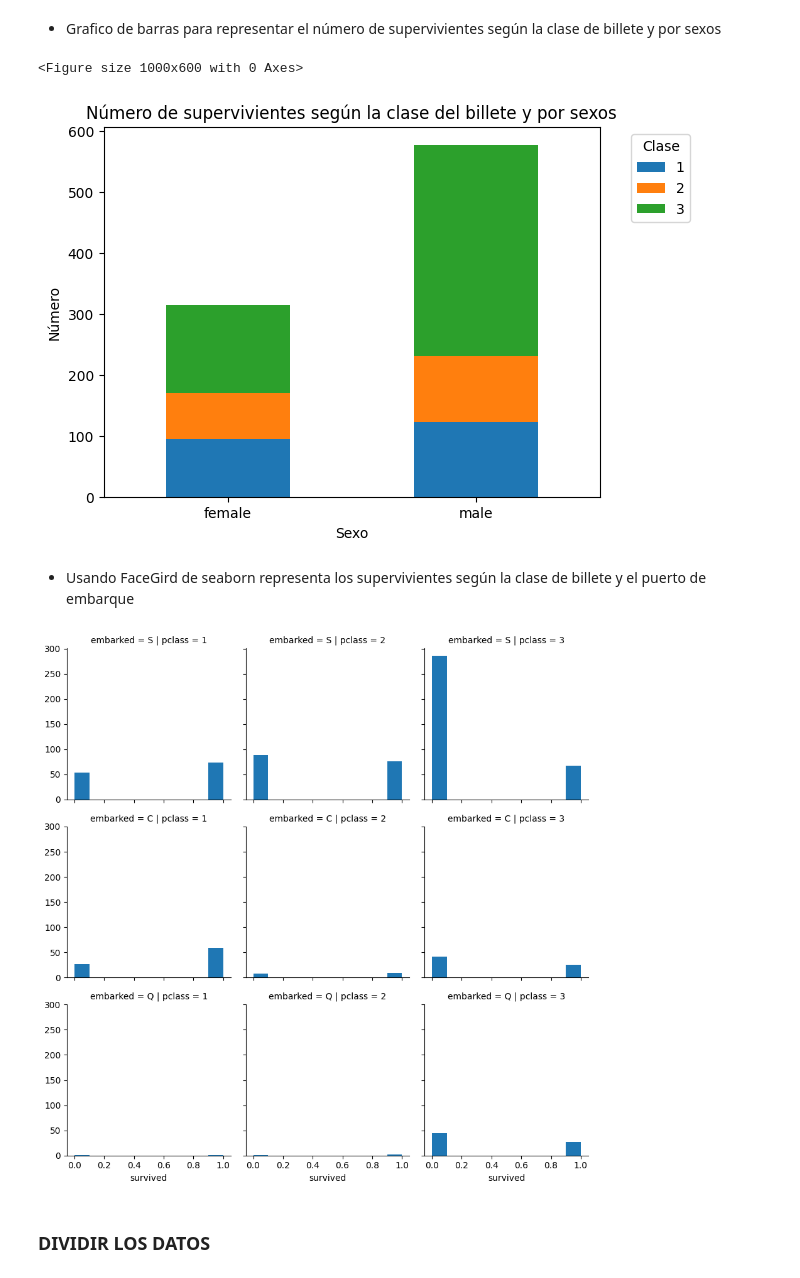
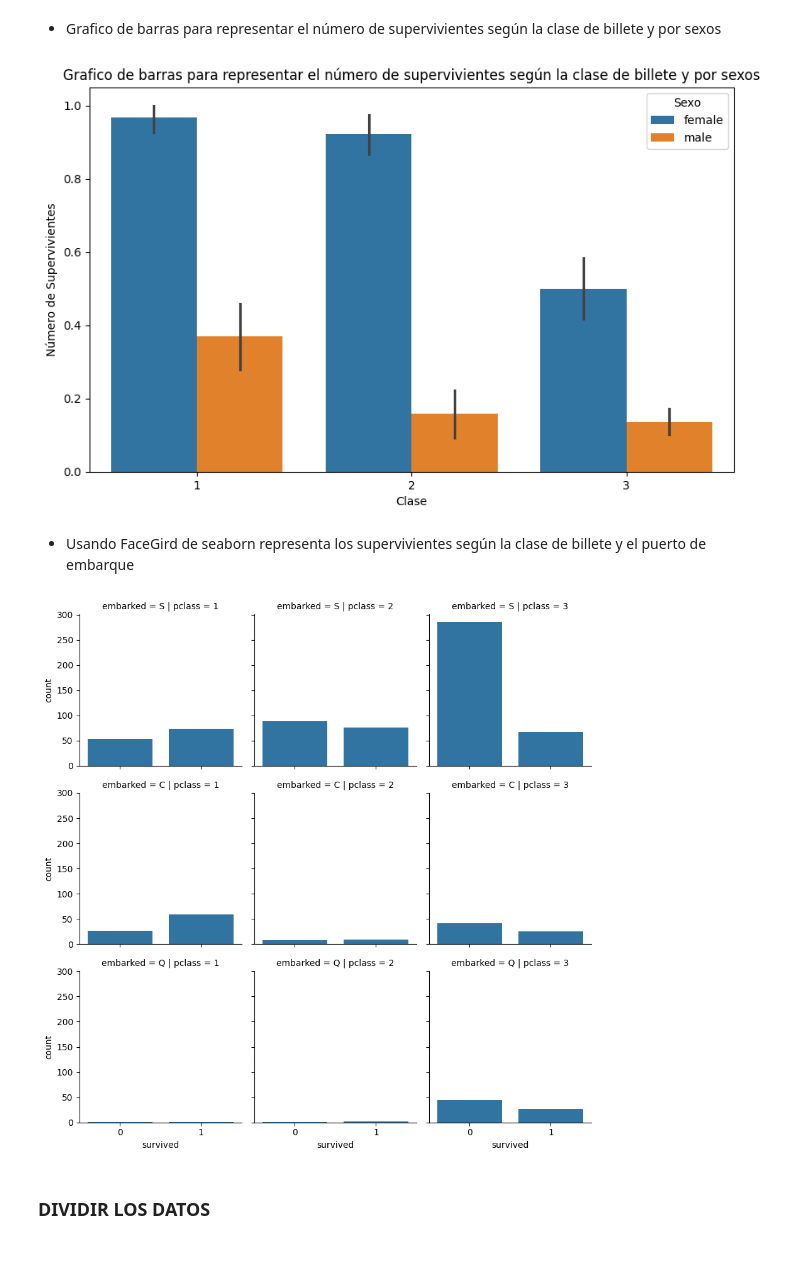
Before and after one commit to iruneguinea9/SAPA, a Jupyter notebook: 2_4Ejercicios.ipynb, the cells around one changed output. Cells and saved outputs as stored; diff of their text form; code cells hidden in the pictures.

```diff
--- a/2_4Ejercicios.ipynb
+++ b/2_4Ejercicios.ipynb
@@ -218,13 +218,13 @@ Conclusiones 🤔: Con estos datos podemos afirmar que a mayor la clase, mayor e
 Muestra la media de supervivientes según el sexo ordenada de forma descendente según el valor de dicha media (en forma de dataframe) y saca alguna conclusión.
 # %%
 # Convertir la columna 'survived' a int
-df_titanic['Survived'] = df_titanic['survived'].astype(int)
+df_titanic['survived'] = df_titanic['survived'].astype(int)
 
 # Calcular la media de supervivencia por sexo
-media_por_sexo = df_titanic.groupby('sex')['Survived'].mean().reset_index()
+media_por_sexo = df_titanic.groupby('sex')['survived'].mean().reset_index()
 
-# Renombrar la columna 'Survived' como 'Media supervivencia'
-media_por_sexo = media_por_sexo.rename(columns={'Survived': 'Media supervivencia'})
+# Renombrar la columna 'survived' como 'Media supervivencia'
+media_por_sexo = media_por_sexo.rename(columns={'survived': 'Media supervivencia'})
 
 # Ordenar de manera descendente
 media_por_sexo = media_por_sexo.sort_values('Media supervivencia', ascending=False).reset_index(drop=True)
@@ -240,10 +240,10 @@ Conclusiones 🤔: La mayoría de supervivientes son mujeres, lo que es lógico
 Muestra la media de supervivientes según el número de hermanos y coyúnges ordenada de forma descendente según el valor de dicha media (en forma de dataframe) y saca alguna conclusión.
 # %%
 # Convertir la columna 'survived' a int
-df_titanic['Survived'] = df_titanic['survived'].astype(int)
+df_titanic['survived'] = df_titanic['survived'].astype(int)
 
 # Calcular la media de supervivencia por número familiares
-media_por_hermanos_coyunges = df_titanic.groupby(['sibsp'])['Survived'].mean().reset_index()
+media_por_hermanos_coyunges = df_titanic.groupby(['sibsp'])['survived'].mean().reset_index()
 
 # Renombrar las columnas
 media_por_hermanos_coyunges.columns = ['Número de familiares', 'Media supervivencia']
@@ -268,10 +268,10 @@ Muestra la media de supervivientes según el número de padres e hijos ordenada
 # %%
 
 # Convertir la columna 'survived' a int
-df_titanic['Survived'] = df_titanic['survived'].astype(int)
+df_titanic['survived'] = df_titanic['survived'].astype(int)
 
 # Calcular la media de supervivencia por número de padres e hijos (parch)
-media_por_padres_hijos = df_titanic.groupby(['parch'])['Survived'].mean().reset_index()
+media_por_padres_hijos = df_titanic.groupby(['parch'])['survived'].mean().reset_index()
 
 # Renombrar las columnas
 media_por_padres_hijos.columns = ['Número de padres e hijos', 'Media supervivencia']
@@ -293,12 +293,3 @@ print(media_por_padres_hijos)
 Conclusiones 🤔: Pasa lo mismo que en la anterior, cuantos menos padres e hijos más probabilidad de sobrevivir
 # %% [markdown]
 Halla las correlaciones de los datos numéricos y muestra el coeficiente de correlacion de las diferentes variables respecto a la variable survived
-# %%
-
-# Convertir la columna 'survived' a int
-df_titanic['Survived'] = df_titanic['survived'].astype(int)
-
-# Calcular las correlaciones
-correlations = df_titanic.select_dtypes(include=[np.number]).corr()['Survived']
-
-print(correlations)
@@ -342,27 +328,29 @@ Vamos a seguir explorando los datos haciendo algún gráfico más:
 # %% [markdown]
 - Grafico de barras para representar el número de supervivientes según la clase de billete y por sexos
 # %%
-pivot_table = df_titanic.pivot_table(index=['sex'], columns=['pclass'], values='survived', aggfunc='count')
 
 plt.figure(figsize=(10, 6))
-pivot_table.plot(kind='bar', stacked=True, rot=0)
-plt.title('Número de supervivientes según la clase del billete y por sexos')
-plt.xlabel('Sexo')
-plt.ylabel('Número')
-plt.legend(title='Clase', bbox_to_anchor=(1.05, 1), loc='upper left')
+sns.barplot(data=df_titanic, x='pclass', y='survived', hue='sex')
+
+# Añadir títulos y etiquetas
+plt.title('Grafico de barras para representar el número de supervivientes según la clase de billete y por sexos')
+plt.xlabel('Clase')
+plt.ylabel('Número de Supervivientes')
+plt.legend(title='Sexo')
+
+# Mostrar el gráfico
 plt.show()
 # %% [output]
-<Figure size 1000x600 with 0 Axes>
-[figure, old version]
+[figure, new version]
 # %% [markdown]
 - Usando FaceGird de seaborn representa los supervivientes según la clase de billete y el puerto de embarque
 # %%
 g = sns.FacetGrid(df_titanic, col="pclass", row="embarked")
-g.map(plt.hist, "survived")
+g.map(sns.countplot, "survived", order=[0, 1])
 
 plt.show()
 # %% [output]
-[figure, old version]
+[figure, new version]
 # %% [markdown]
 ### DIVIDIR LOS DATOS
 # %% [markdown]
```
Also changed, not shown: parts of 33 cells of this notebook, 3 other files.
